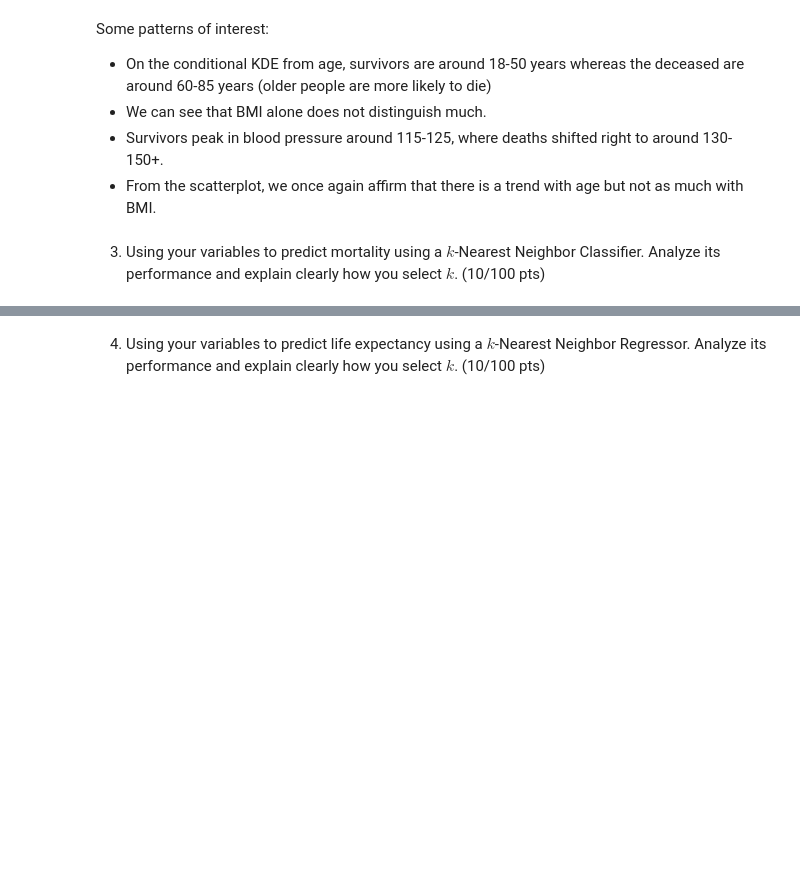
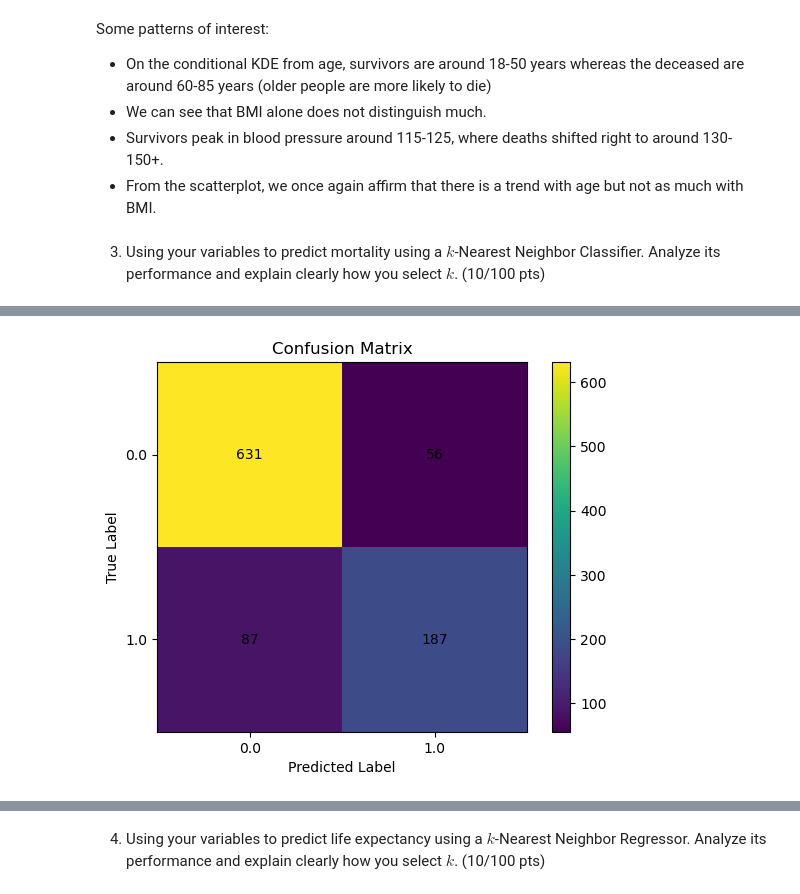
Before and after one commit to nathan4luu/DS-3001-Project-1, a Jupyter notebook: code.ipynb, the cells around one changed output, grey strips where cells are left out. Cells and saved outputs as stored; diff of their text form; code cells hidden in the pictures; blank space fills up the shorter version.

```diff
--- a/code.ipynb
+++ b/code.ipynb
@@ -432,0 +492,34 @@ Some patterns of interest:
+# %%
+import matplotlib.pyplot as plt
+from sklearn.metrics import confusion_matrix
+import numpy as np
+
+# Predict
+y_pred = knn.predict(X_test_scaled)
+
+# Compute confusion matrix
+cm = confusion_matrix(y_test, y_pred)
+
+# Plot
+plt.figure()
+plt.imshow(cm)
+plt.colorbar()
+
+# Axis labels
+plt.xlabel("Predicted Label")
+plt.ylabel("True Label")
+plt.title("Confusion Matrix")
+
+# Tick labels (if binary classification 0/1 — adjust if needed)
+classes = np.unique(y_test)
+plt.xticks(ticks=np.arange(len(classes)), labels=classes)
+plt.yticks(ticks=np.arange(len(classes)), labels=classes)
+
+# Add numbers inside cells
+for i in range(len(classes)):
+    for j in range(len(classes)):
+        plt.text(j, i, cm[i, j], ha="center", va="center")
+
+plt.show()
+# %% [output]
+[figure, added]
```
Also changed, not shown: parts of 16 cells of this notebook.
